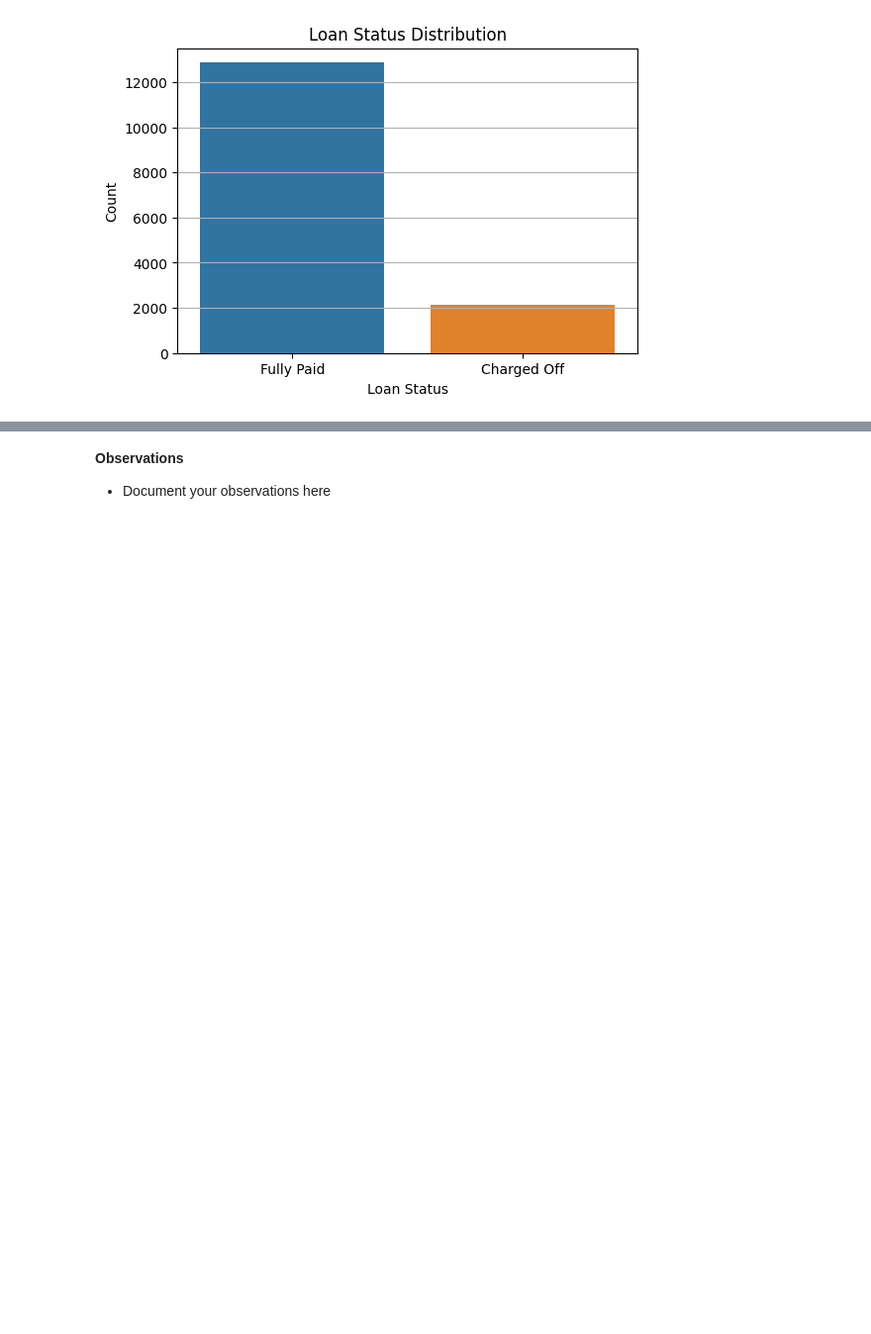
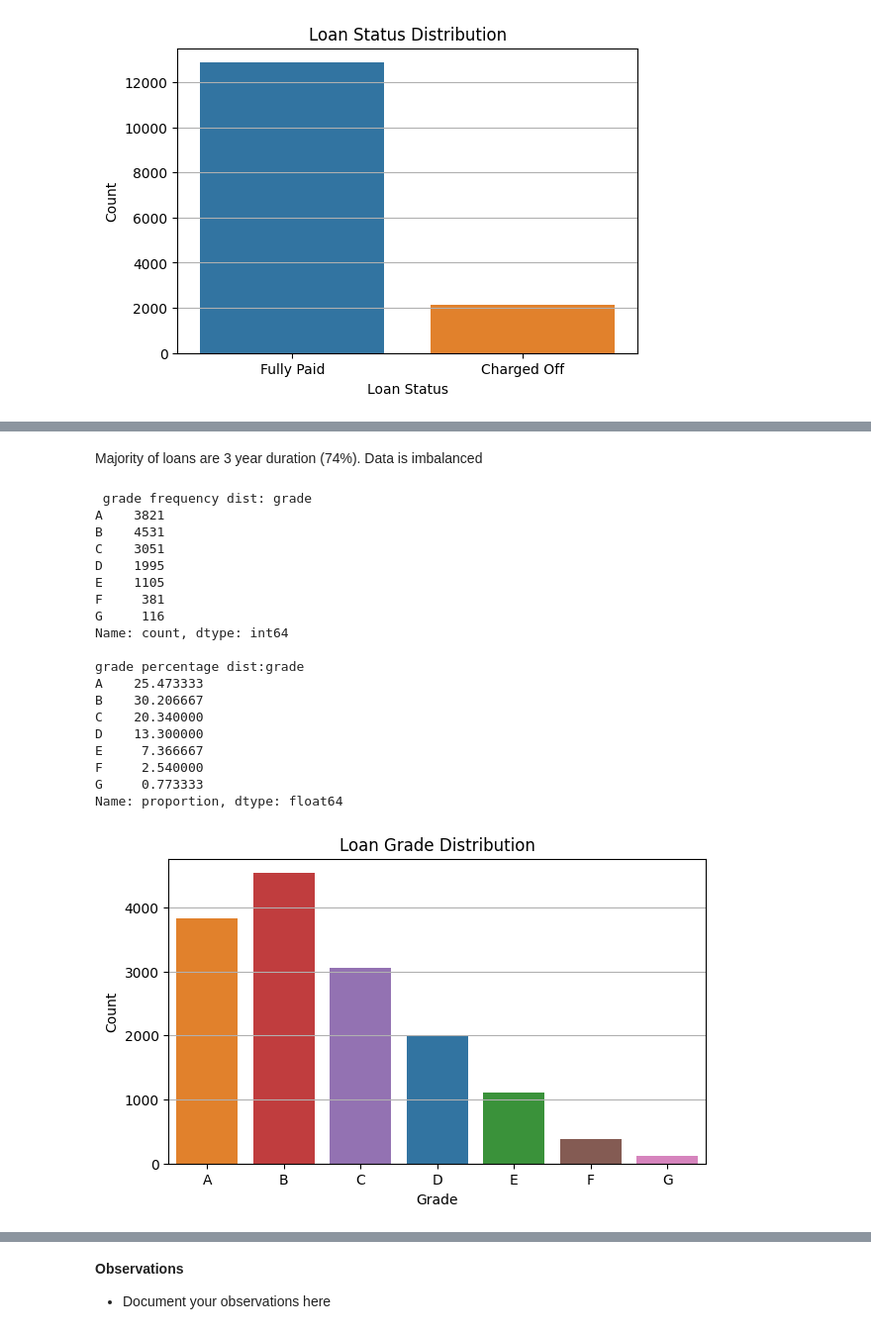
Before and after one commit to mkhallymysore/lending_club, a Jupyter notebook: Starter_Code_Loan_Approval_Lending_Club.ipynb, the cells around one changed output, grey strips where cells are left out. Shown: that part at 99% size. Drawn from its saved outputs; the diff is of its cells as text; code cells hidden in the pictures; blank space fills up the shorter version.

```diff
--- a/Starter_Code_Loan_Approval_Lending_Club.ipynb
+++ b/Starter_Code_Loan_Approval_Lending_Club.ipynb
@@ -462,0 +469,41 @@ Name: proportion, dtype: float64
+# %% [markdown]
+Majority of loans are 3 year duration (74%). Data is imbalanced
+# %%
+## grade frequency distribution
+grade_counts = df_subset['grade'].value_counts().sort_index()
+print(f' grade frequency dist: {grade_counts}')
+print('')
+## grade percentage distribution
+grade_percent = df_subset['grade'].value_counts(normalize=True).sort_index() * 100
+print(f'grade percentage dist:{grade_percent}')
+print('')
+## Bar Plot
+
+plt.figure(figsize=(7, 4))
+sns.countplot(data=df_subset, x='grade', order=sorted(df['grade'].dropna().unique()),hue='grade')
+plt.title('Loan Grade Distribution')
+plt.xlabel('Grade')
+plt.ylabel('Count')
+plt.grid(axis='y')
+plt.show()
+# %% [output]
+ grade frequency dist: grade
+A    3821
+B    4531
+C    3051
+D    1995
+E    1105
+F     381
+G     116
+Name: count, dtype: int64
+
+grade percentage dist:grade
+A    25.473333
+B    30.206667
+C    20.340000
+D    13.300000
+E     7.366667
+F     2.540000
+G     0.773333
+Name: proportion, dtype: float64
+[figure, added]
```
Also changed, not shown: parts of 17 cells of this notebook.
